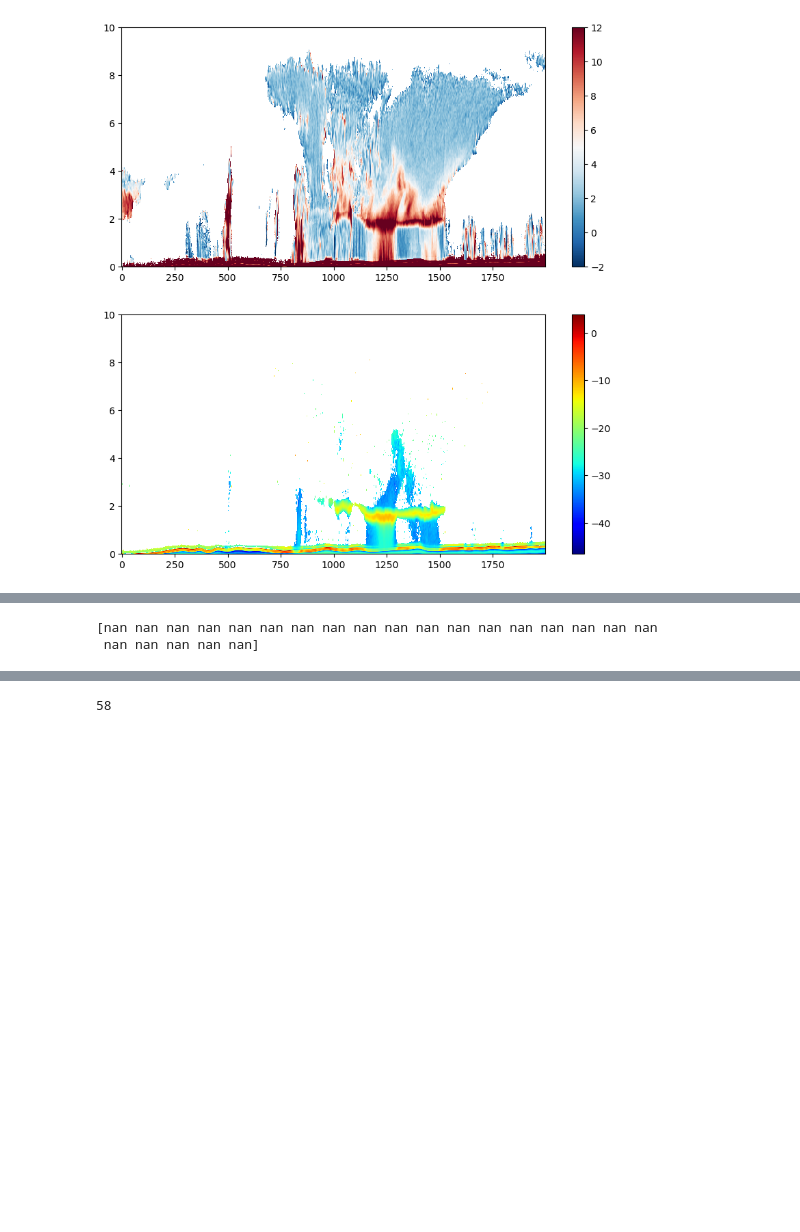
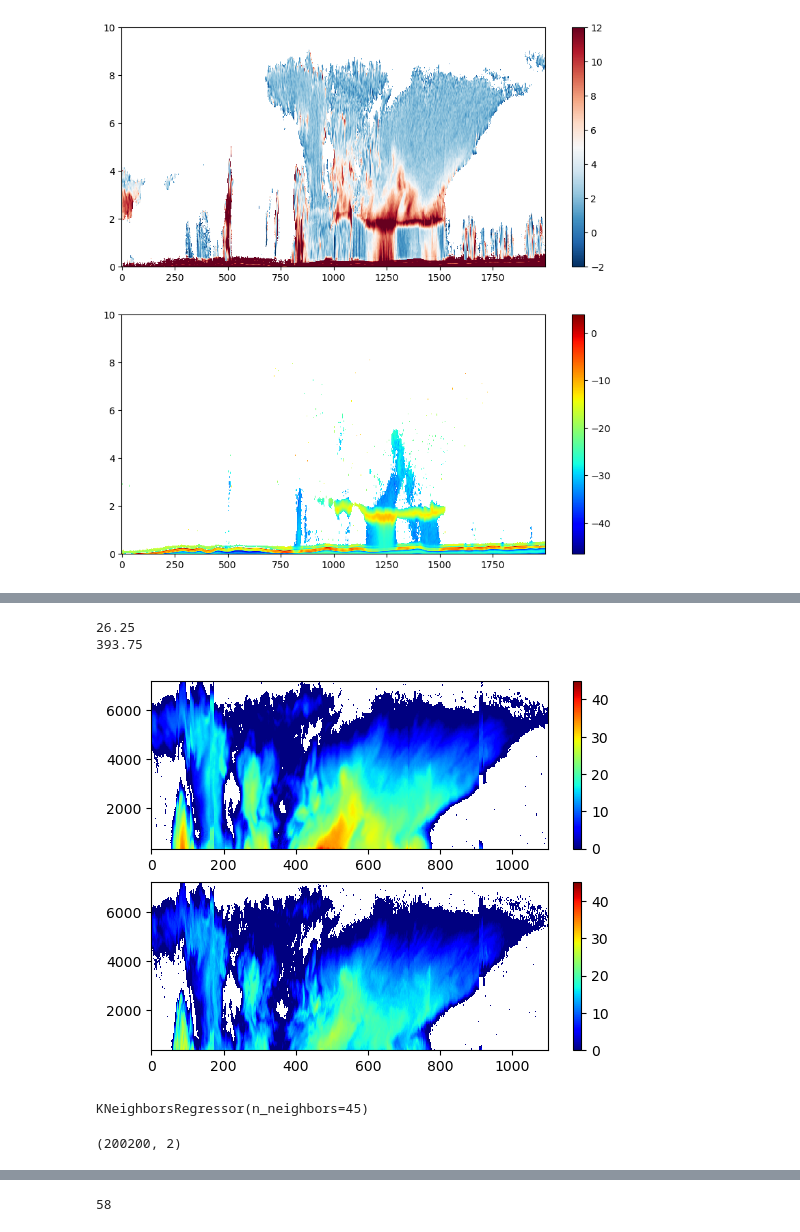
Before and after one commit to mgrecu35/impactsTables, a Jupyter notebook: readIMPACTS_20230115.ipynb, the cells around one changed output, grey strips where cells are left out. Saved outputs shown, nothing was run; the diff lists cells and outputs as text; code cells hidden in the pictures; blank space fills up the shorter version.

```diff
--- a/readIMPACTS_20230115.ipynb
+++ b/readIMPACTS_20230115.ipynb
@@ -128,5 +146,25 @@ plt.colorbar()
-# %%
-print(ldr[i,a[0]])
-# %% [output]
-[nan nan nan nan nan nan nan nan nan nan nan nan nan nan nan nan nan nan
- nan nan nan nan nan]
+# %%
+plt.subplot(211)
+plt.pcolormesh(range(len(zKu1L)),radar_range[:300]-radar_range[0],np.array(zKu1L)[:,::-1].T,vmin=0,vmax=45,cmap='jet')
+plt.ylim(350,7200)
+print(radar_range[1]-radar_range[0])
+print(26.25*15)
+plt.colorbar()
+plt.subplot(212)
+plt.pcolormesh(range(len(zKa1L)),radar_range[:300]-radar_range[0],np.array(zKa1L)[:,::-1].T,vmin=0,vmax=45,cmap='jet')
+plt.ylim(350,7200)
+plt.colorbar()
+
+import xarray as xr
+zKuX=xr.DataArray(np.array(zKu1L),dims=['time','range'])
+zKaX=xr.DataArray(np.array(zKa1L),dims=['time','range'])
+rangeX=radar_range[:300]
+ds=xr.Dataset({'zKu':zKuX,'zKa':zKaX,'range':rangeX})
+encoding = {'zKu': {'zlib': True, 'complevel': 5},
+            'zKa': {'zlib': True, 'complevel': 5},
+            'range': {'zlib': True, 'complevel': 5}}
+ds.to_netcdf('zKu_zKa.nc')
+# %% [output]
+26.25
+393.75
+[figure, added]
@@ -132,0 +189,16 @@ print(ldr[i,a[0]])
+# %%
+from sklearn.neighbors import KNeighborsRegressor
+
+knn = KNeighborsRegressor(n_neighbors=45)
+knn.fit(x_train, y_train)
+# %% [output]
+KNeighborsRegressor(n_neighbors=45)
+# %%
+zKu1L=np.array(zKu1L)
+zKa1L=np.array(zKa1L)
+a=np.nonzero((zKu1L==zKu1L)*(zKa1L==zKa1L))
+x=np.array([zKu1L[a],zKa1L[a]]).T
+print(x.shape)
+yout=knn.predict(x)
+# %% [output]
+(200200, 2)
```
Also changed, not shown: parts of 6 cells of this notebook.
